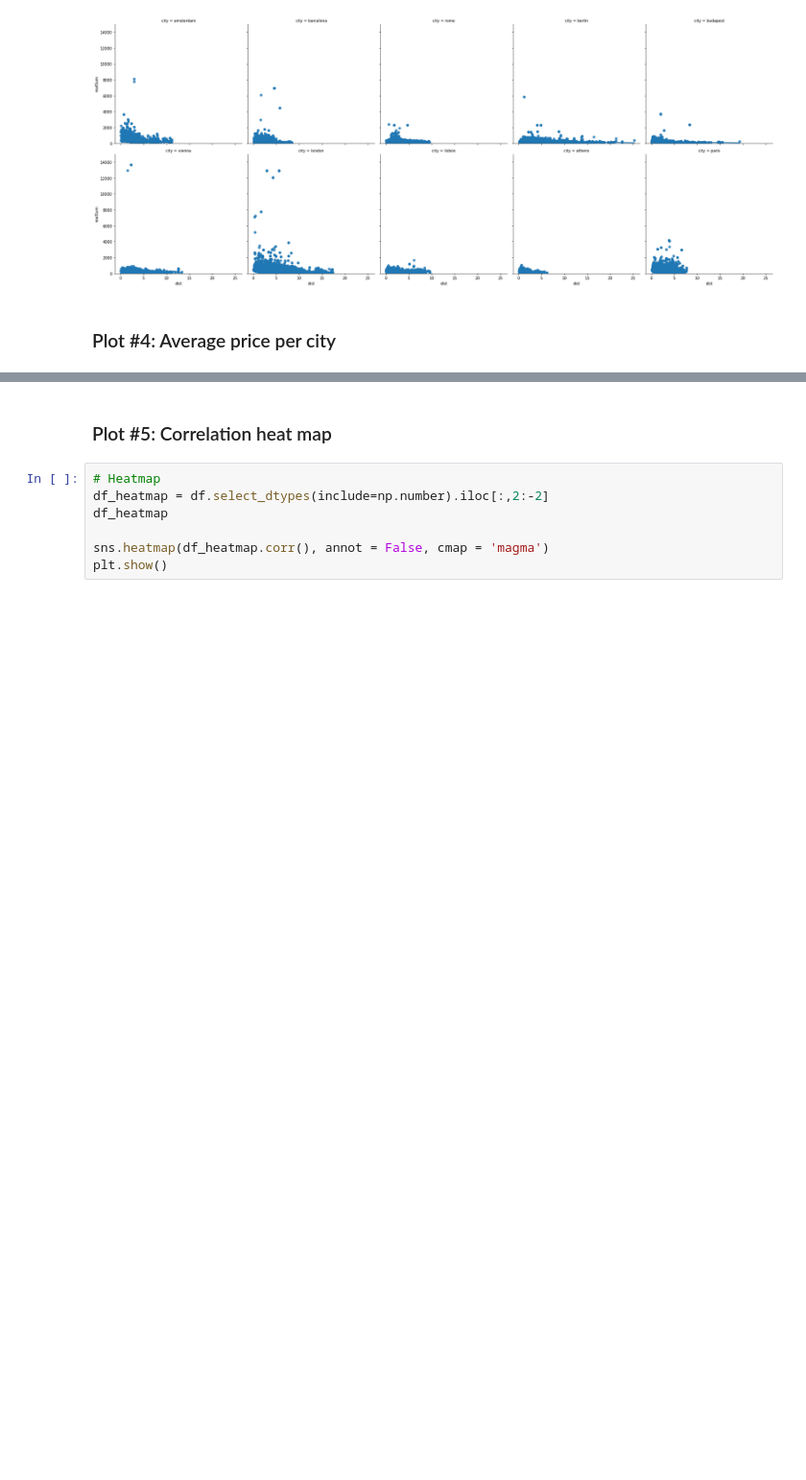
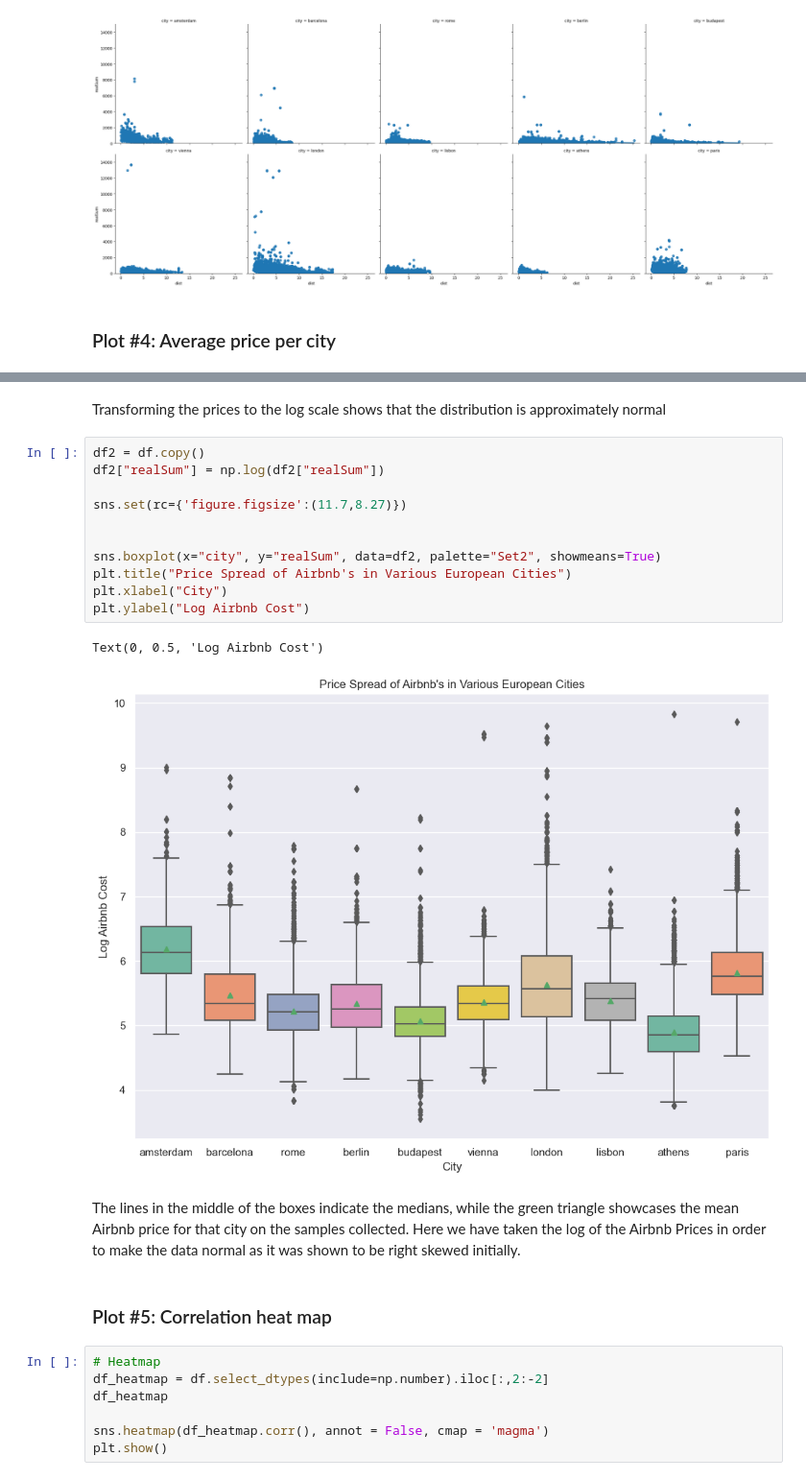
Before and after one commit to Hrithik0015/ECON323_Project, a Jupyter notebook: Project_Report.ipynb, the cells around one changed output, grey strips where cells are left out. Shown at 96% size. Cells and saved outputs as stored; diff of their text form; blank space fills up the shorter version.

```diff
--- a/Project_Report.ipynb
+++ b/Project_Report.ipynb
@@ -237,3 +258,21 @@ avg_price.sort_values(ascending=False).plot.bar()
+# %% [markdown]
+Transforming the prices to the log scale shows that the distribution is approximately normal
+# %%
+df2 = df.copy()
+df2["realSum"] = np.log(df2["realSum"])
+
+sns.set(rc={'figure.figsize':(11.7,8.27)})
+
+
+sns.boxplot(x="city", y="realSum", data=df2, palette="Set2", showmeans=True)
+plt.title("Price Spread of Airbnb's in Various European Cities")
+plt.xlabel("City")
+plt.ylabel("Log Airbnb Cost")
+# %% [output]
+Text(0, 0.5, 'Log Airbnb Cost')
+[figure, added]
+# %% [markdown]
+The lines in the middle of the boxes indicate the medians, while the green triangle showcases the mean Airbnb price for that city on the samples collected. Here we have taken the log of the Airbnb Prices in order to make the data normal as it was shown to be right skewed initially.
 # %% [markdown]
 ### Plot #5: Correlation heat map
 # %%
```
Also changed, not shown: parts of 45 cells of this notebook.
